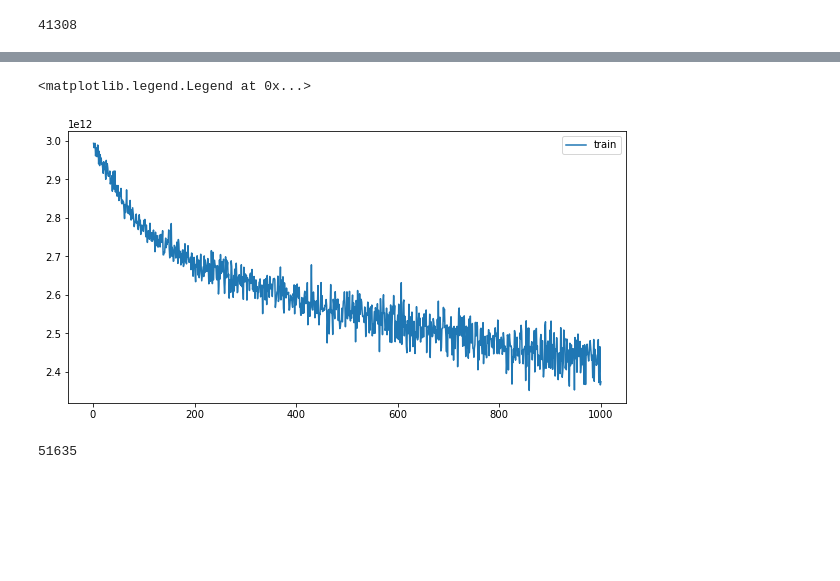
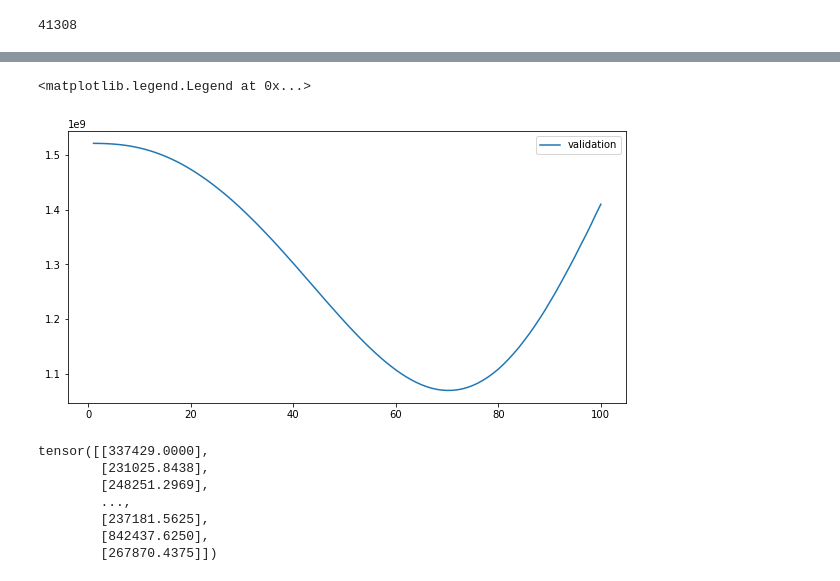
Before and after one commit to Projects-42/kaggle, a Jupyter notebook: Russian Car Plates Prices Prediction/torch.ipynb, the cells around one changed output, grey strips where cells are left out. Drawn from its saved outputs; the diff is of its cells as text; code cells hidden in the pictures; blank space fills up the shorter version.

```diff
--- a/Russian Car Plates Prices Prediction/torch.ipynb
+++ b/Russian Car Plates Prices Prediction/torch.ipynb
@@ -133,12 +167,6 @@ list(model.parameters())
 # %%
 loss_fn = nn.MSELoss()
-optimizer = torch.optim.Adam(model.parameters(), lr=0.001)
+optimizer = torch.optim.Adam(model.parameters(), lr=0.00003)
-# %%
-i = 3
-for x_batch, y_batch in train_dl:
-    if i < 5:
-        print(x_batch, y_batch)
-    i += 1
 # %%
 len(train_dl.dataset)
 # %% [output]
@@ -164,10 +192,10 @@ def train(model, n_epochs, train_dl, val_dl):
                 loss = loss_fn(pred, y_batch)
                 loss_hist_val[epoch] = loss.item() * y_batch.size(0)
         loss_hist_val[epoch] = loss_hist_val[epoch] / len(val_dl.dataset)
-        if epoch % 50 == 0:
+        if epoch % 10 == 0:
                 print(f"Epoch: {epoch}, Training loss: {loss_hist_train[epoch]}, Validation Loss: {loss_hist_val[epoch]}")
     return loss_hist_train, loss_hist_val
 # %%
-n_epochs = 1000
+n_epochs = 100
 hist = train(model, n_epochs, train_dl, val_dl)
 # %% [output]
@@ -176,14 +212,21 @@ Epoch: 50, Training loss: 3079567011420.7617, Validation Loss: 910865801.9529389
 # %%
 fig, ax = plt.subplots(figsize=(10, 5))
-ax.plot(range(1, n_epochs + 1), hist[0], label="train")
+#ax.plot(range(1, n_epochs + 1), hist[0], label="train")
 ax.plot(range(1, n_epochs + 1), hist[1], label="validation")
-ax.set_yscale('log')
+#ax.set_yscale('log')
 ax.legend()
 # %% [output]
 <matplotlib.legend.Legend at 0x...>
-[figure, old version]
+[figure, new version]
 # %%
-pred = model(torch.tensor(X.values, dtype=torch.float32)).detach().numpy()
-len(pred)
+#model.eval()
+pred = model(torch.tensor(X_val, dtype=torch.float32)).detach()
+pred
 # %% [output]
-51635
+tensor([[337429.0000],
+        [231025.8438],
+        [248251.2969],
+        ...,
+        [237181.5625],
+        [842437.6250],
+        [267870.4375]])
```
Also changed, not shown: parts of 22 cells of this notebook, 1 other file.
